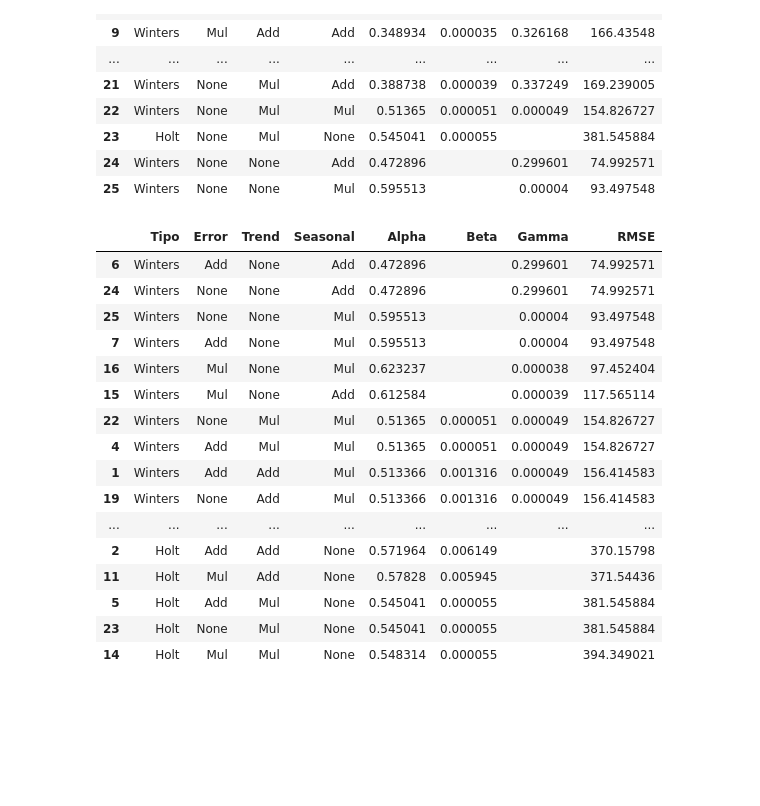
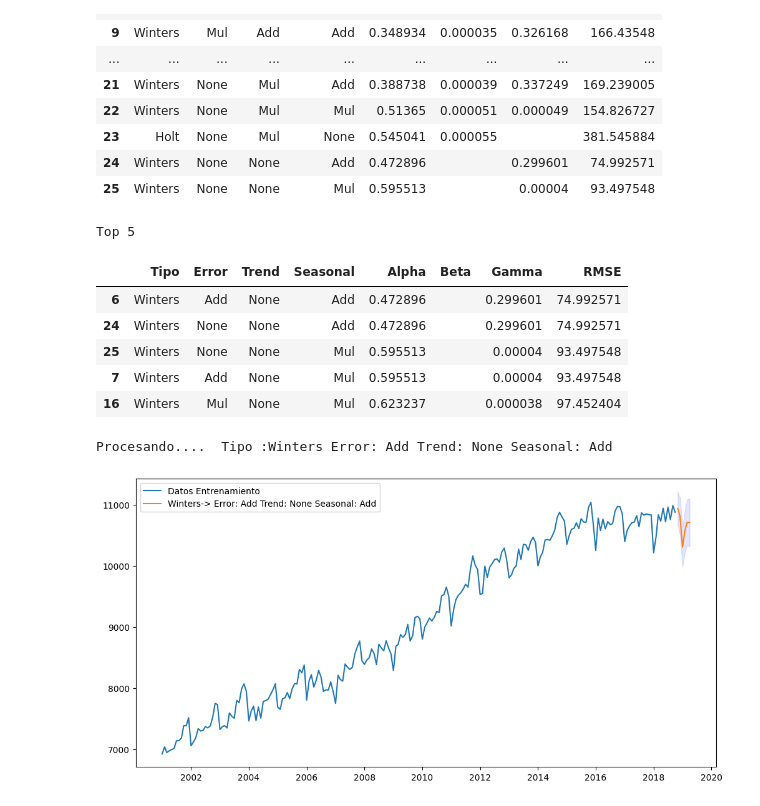
Before and after one commit to ajapontes/FDA_2_Taller_1, a Jupyter notebook: Pronostico Ocupados.ipynb, the cells around one changed output. Saved outputs shown, nothing was run; the diff lists cells and outputs as text; code cells hidden in the pictures; blank space fills up the shorter version.

```diff
--- a/Pronostico Ocupados.ipynb
+++ b/Pronostico Ocupados.ipynb
@@ -374,22 +364,19 @@ df
 | 25 | Winters | None | None | Mul | 0.595513 |  | 0.00004 | 93.497548 |
 # %%
 df_sorted = df.sort_values('RMSE')
-df_sorted
+print('Top 5')
+df_sorted.head(5)
 # %% [output]
+Top 5
 |  | Tipo | Error | Trend | Seasonal | Alpha | Beta | Gamma | RMSE |
 | 6 | Winters | Add | None | Add | 0.472896 |  | 0.299601 | 74.992571 |
 | 24 | Winters | None | None | Add | 0.472896 |  | 0.299601 | 74.992571 |
 | 25 | Winters | None | None | Mul | 0.595513 |  | 0.00004 | 93.497548 |
 | 7 | Winters | Add | None | Mul | 0.595513 |  | 0.00004 | 93.497548 |
 | 16 | Winters | Mul | None | Mul | 0.623237 |  | 0.000038 | 97.452404 |
-| 15 | Winters | Mul | None | Add | 0.612584 |  | 0.000039 | 117.565114 |
-| 22 | Winters | None | Mul | Mul | 0.51365 | 0.000051 | 0.000049 | 154.826727 |
-| 4 | Winters | Add | Mul | Mul | 0.51365 | 0.000051 | 0.000049 | 154.826727 |
-| 1 | Winters | Add | Add | Mul | 0.513366 | 0.001316 | 0.000049 | 156.414583 |
-| 19 | Winters | None | Add | Mul | 0.513366 | 0.001316 | 0.000049 | 156.414583 |
-| ... | ... | ... | ... | ... | ... | ... | ... | ... |
-| 2 | Holt | Add | Add | None | 0.571964 | 0.006149 |  | 370.15798 |
-| 11 | Holt | Mul | Add | None | 0.57828 | 0.005945 |  | 371.54436 |
-| 5 | Holt | Add | Mul | None | 0.545041 | 0.000055 |  | 381.545884 |
-| 23 | Holt | None | Mul | None | 0.545041 | 0.000055 |  | 381.545884 |
-| 14 | Holt | Mul | Mul | None | 0.548314 | 0.000055 |  | 394.349021 |
+# %%
+item = df_sorted.iloc[0]
+item['Alpha'], item['Beta'], item['Gamma'], item['RMSE'] = calculo(train_Ocupados, item['Tipo'], item['Error'], item['Trend'], item['Seasonal'])
+# %% [output]
+Procesando....  Tipo :Winters Error: Add Trend: None Seasonal: Add
+[figure, added]
```
Also changed, not shown: parts of 8 cells of this notebook.
